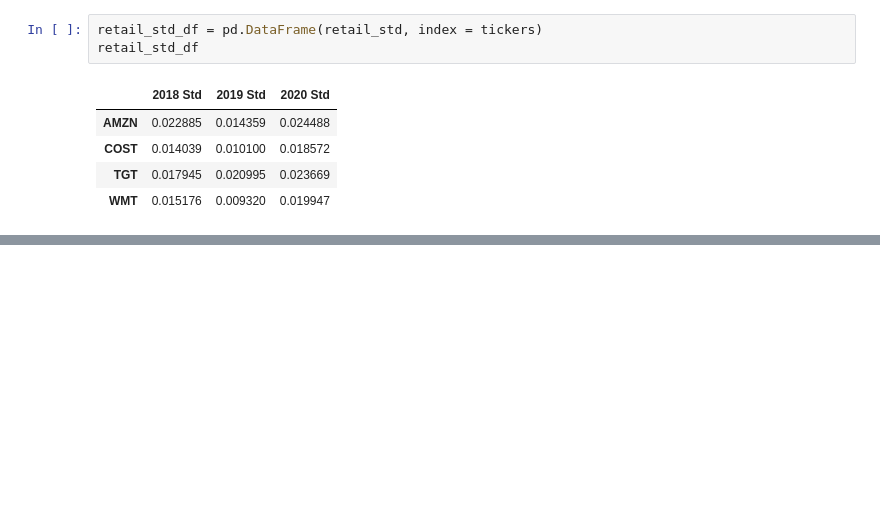
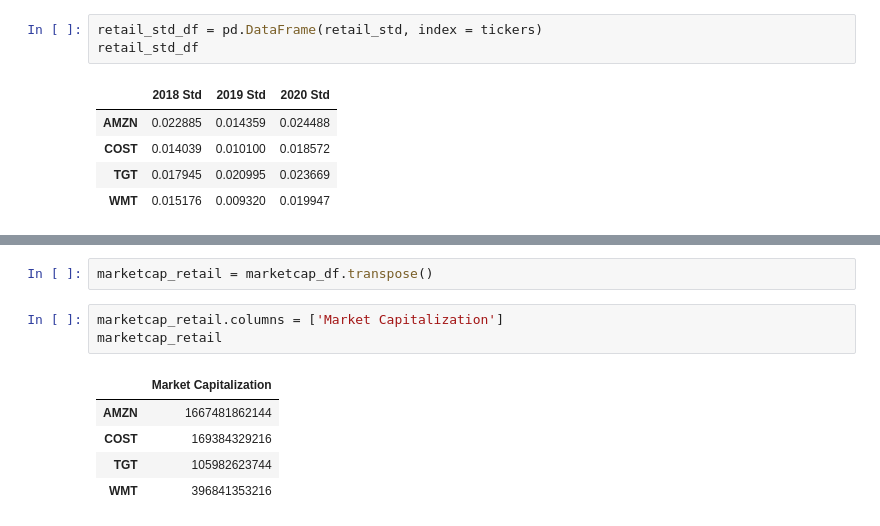
Before and after one commit to joebarry1252/Newly_Minted, a Jupyter notebook: notebooks/Joseph Barry Notebook/FinalWorkbook.ipynb, the cells around one changed output, grey strips where cells are left out. Saved outputs shown, nothing was run; the diff lists cells and outputs as text; blank space fills up the shorter version.

```diff
--- a/notebooks/Joseph Barry Notebook/FinalWorkbook.ipynb
+++ b/notebooks/Joseph Barry Notebook/FinalWorkbook.ipynb
@@ -417,0 +436,11 @@ retail_std_df.plot(kind="bar",figsize=(20,6), rot=90)
+# %%
+marketcap_retail = marketcap_df.transpose()
+# %%
+marketcap_retail.columns = ['Market Capitalization']
+marketcap_retail
+# %% [output]
+|  | Market Capitalization |
+| AMZN | 1667481862144 |
+| COST | 169384329216 |
+| TGT | 105982623744 |
+| WMT | 396841353216 |
```
Also changed, not shown: parts of 6 cells of this notebook.
